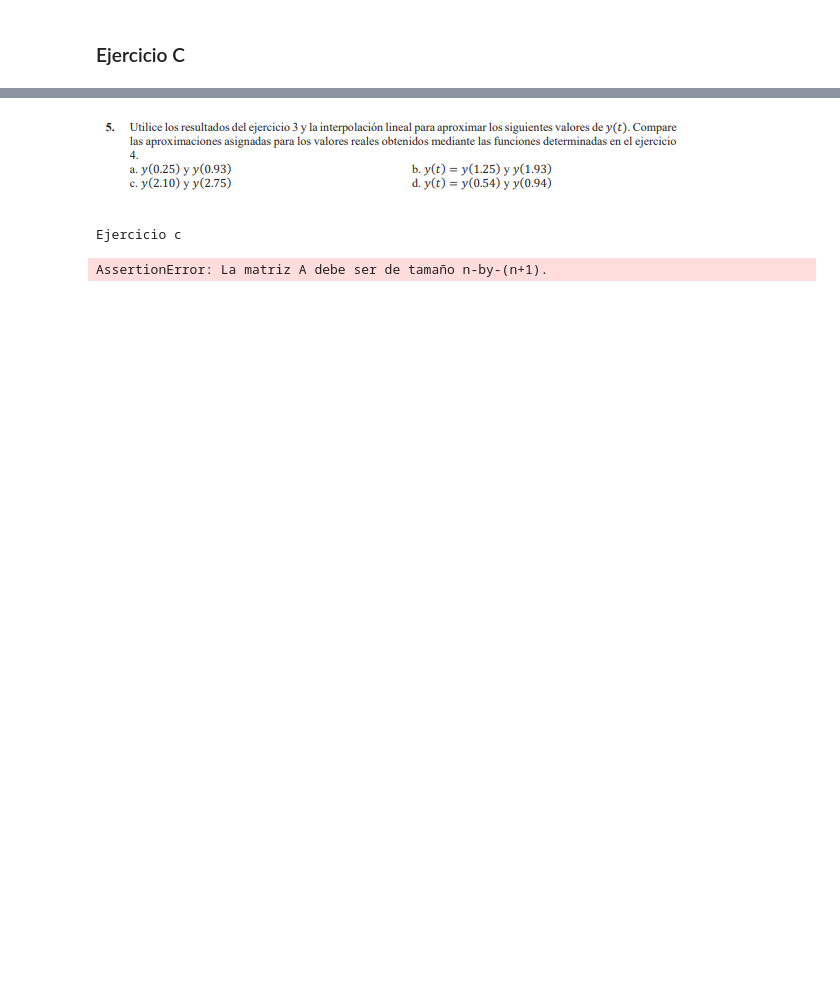
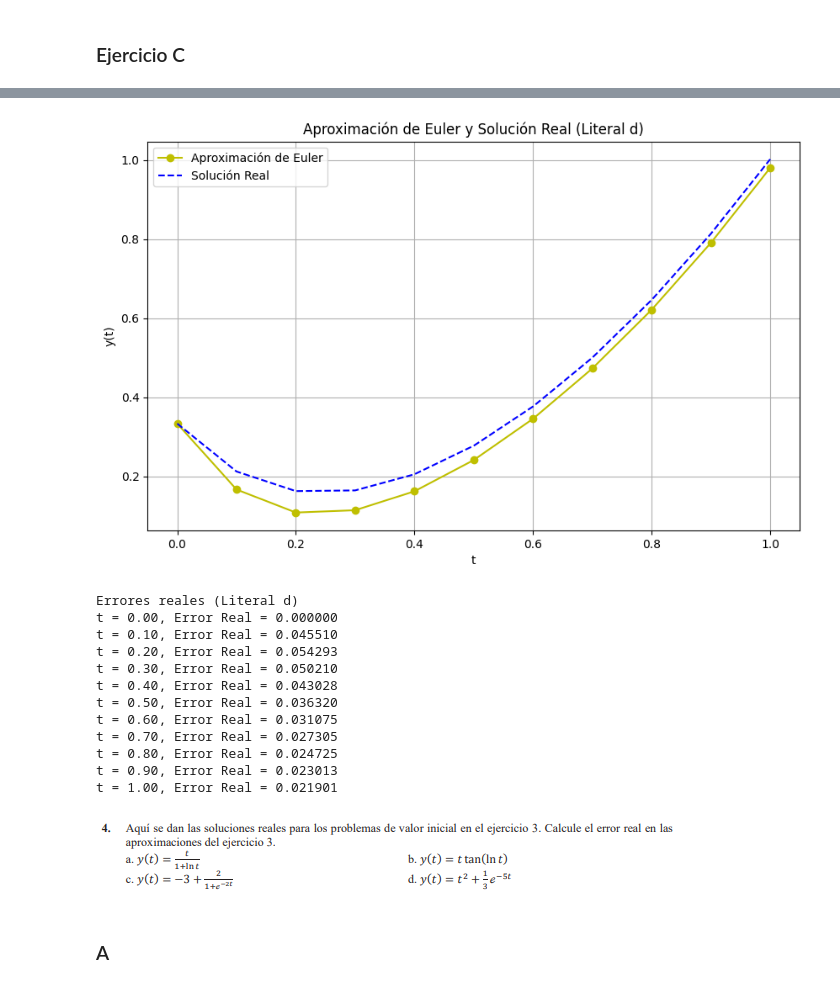
Before and after one commit to LAINE30/MN-Deberes, a Jupyter notebook: Tareas/[Tarea 12].ipynb, the cells around one changed output, grey strips where cells are left out. Cells and saved outputs as stored; diff of their text form; code cells hidden in the pictures; blank space fills up the shorter version.

```diff
--- a/Tareas/[Tarea 12].ipynb
+++ b/Tareas/[Tarea 12].ipynb
@@ -201,10 +319,37 @@ t_i        y(t_i)
+# %%
+# Calcular el error real para el literal d
+error_d = [abs(y_real_d(t) - y_approx) for t, y_approx in zip(ts_d, ys_d)]
+
+# Graficar los resultados
+plt.figure(figsize=(10, 6))
+plt.plot(ts_d, ys_d, marker='o', linestyle='-', color='y', label='Aproximación de Euler')
+plt.plot(ts_d, [y_real_d(t) for t in ts_d], linestyle='--', label='Solución Real', color='blue')
+plt.xlabel('t')
+plt.ylabel('y(t)')
+plt.title('Aproximación de Euler y Solución Real (Literal d)')
+plt.legend()
+plt.grid(True)
+plt.show()
+
+# Imprimir los errores reales
+print("Errores reales (Literal d)")
+for t, err in zip(ts_d, error_d):
+    print(f"t = {t:.2f}, Error Real = {err:.6f}")
+# %% [output]
+[figure, added]
+Errores reales (Literal d)
+t = 0.00, Error Real = 0.000000
+t = 0.10, Error Real = 0.045510
+t = 0.20, Error Real = 0.054293
+t = 0.30, Error Real = 0.050210
+t = 0.40, Error Real = 0.043028
+t = 0.50, Error Real = 0.036320
+t = 0.60, Error Real = 0.031075
+t = 0.70, Error Real = 0.027305
+t = 0.80, Error Real = 0.024725
+t = 0.90, Error Real = 0.023013
+t = 1.00, Error Real = 0.021901
 # %% [markdown]
-![image.png](attachment:image.png-old)
+![image.png](attachment:image.png-new)
-# %%
-print("Ejercicio c \n")
-Ab = [[2, 1, -1], [1, 1, 2], [1, -3, 5]]
-
-eliminacion_gaussiana(Ab)
-# %% [output]
-Ejercicio c
-AssertionError: La matriz A debe ser de tamaño n-by-(n+1).
+# %% [markdown]
+### A
```
Also changed, not shown: parts of 29 cells of this notebook.
